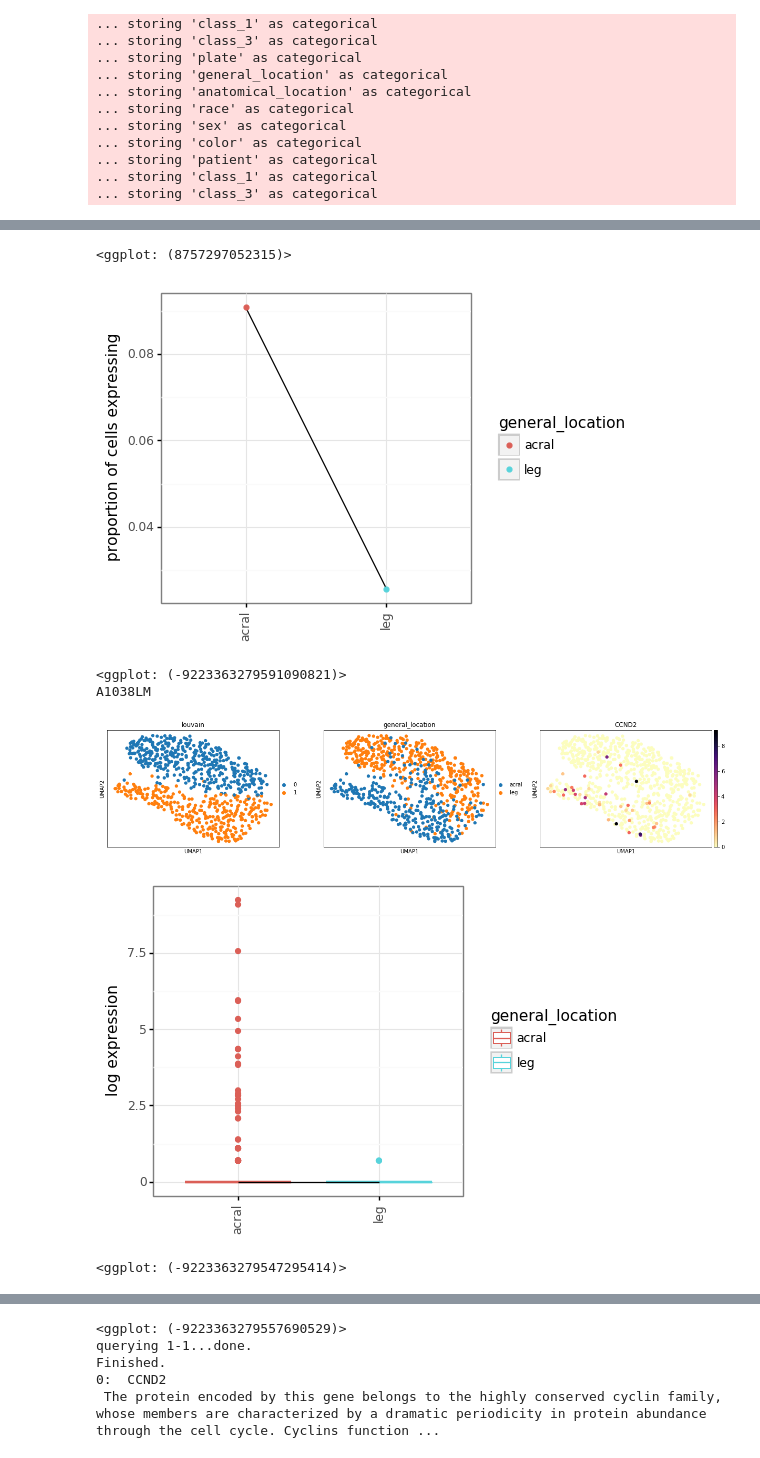
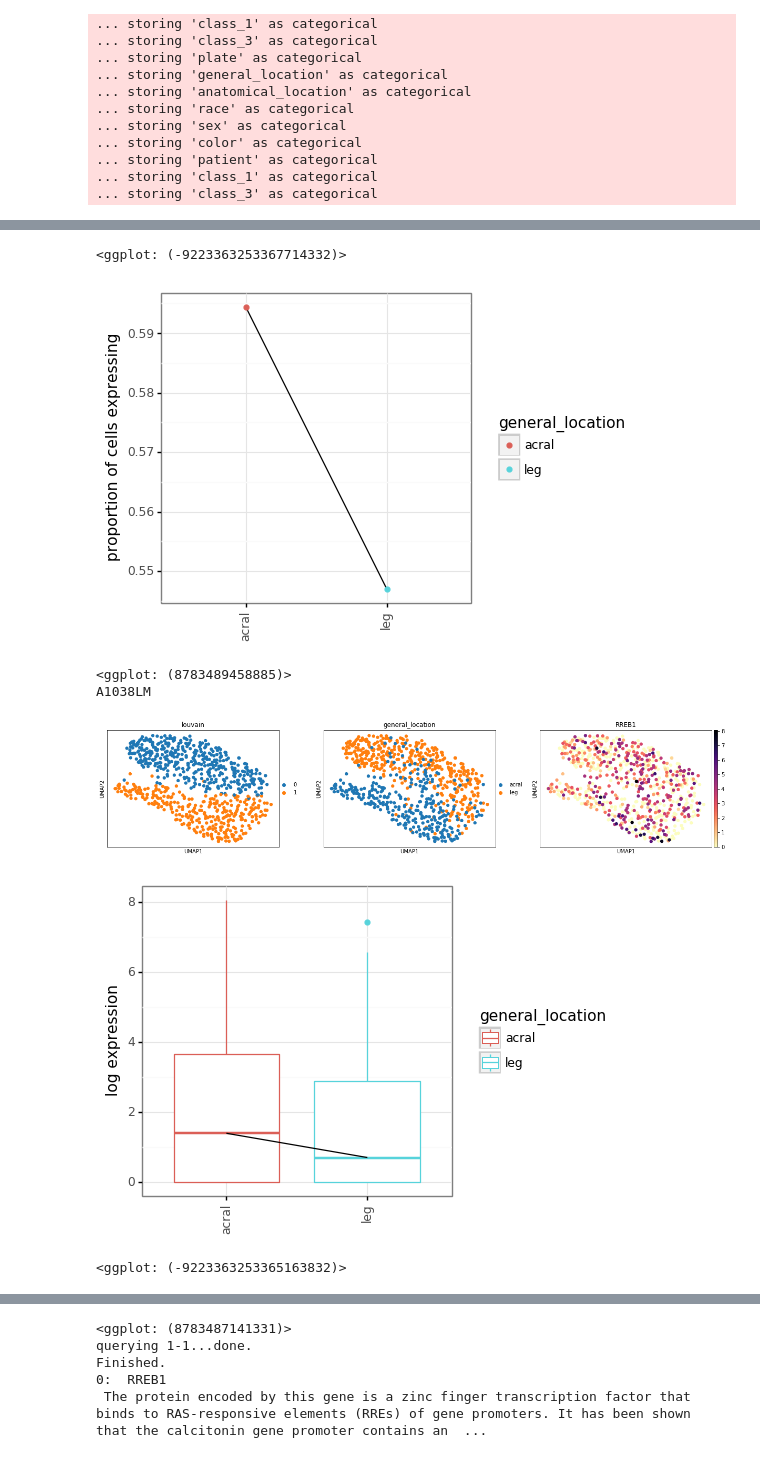
Before and after one commit to czbiohub/darmanis_group_DL_notebook, a Jupyter notebook: DL20190123_mel_aging_acral_analysis-PUBLIC.ipynb, the cells around one changed output, grey strips where cells are left out. Saved outputs shown, nothing was run; the diff lists cells and outputs as text; code cells hidden in the pictures.

```diff
--- a/DL20190123_mel_aging_acral_analysis-PUBLIC.ipynb
+++ b/DL20190123_mel_aging_acral_analysis-PUBLIC.ipynb
@@ -110,7 +112,7 @@ for idx, patientOI in enumerate(patientOIs):
 patientOIs = ['12WKM01', 'A1038LM']
 
 # Specify gene of interest
-geneOI = 'CCND2'
+geneOI = 'RREB1'
 
 # Specify grouping for expression analysis
 groupby = 'general_location'
@@ -137,7 +139,7 @@ output = [print(f'{idx}: ',
-<ggplot: (8757297052315)>
+<ggplot: (-9223363253367714332)>
-[figure, old version]
+[figure, new version]
-<ggplot: (-9223363279591090821)>
+<ggplot: (8783489458885)>
 A1038LM
-[figure, old version]
+[figure, new version]
-[figure, old version]
+[figure, new version]
-<ggplot: (-9223363279547295414)>
+<ggplot: (-9223363253365163832)>
@@ -145,8 +147,8 @@ A1038LM
-<ggplot: (-9223363279557690529)>
+<ggplot: (8783487141331)>
 querying 1-1...done.
 Finished.
-0:  CCND2
- The protein encoded by this gene belongs to the highly conserved cyclin family, whose members are characterized by a dramatic periodicity in protein abundance through the cell cycle. Cyclins function ...
+0:  RREB1
+ The protein encoded by this gene is a zinc finger transcription factor that binds to RAS-responsive elements (RREs) of gene promoters. It has been shown that the calcitonin gene promoter contains an  ...
 # %%
 ###############################################
 ###############################################
```
Also changed, not shown: parts of 2 cells of this notebook.
